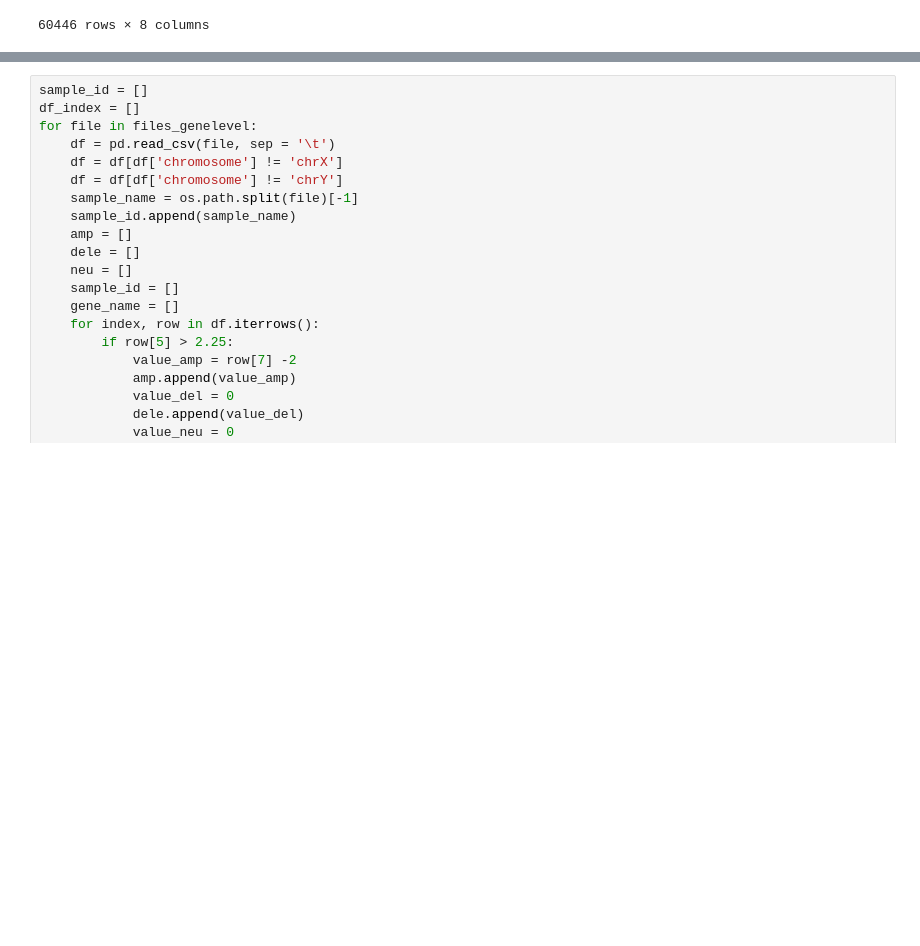
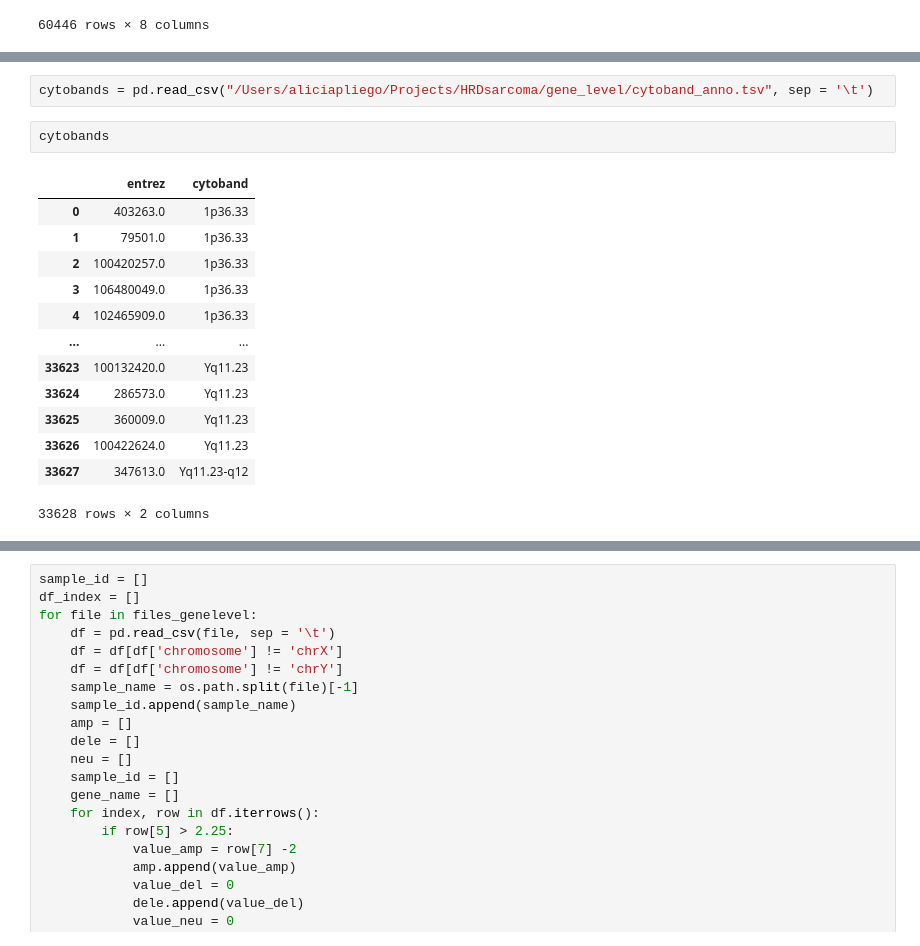
Before and after one commit to aliciapliego/HRDsarcoma, a Jupyter notebook: python_scrips/gene_level_CNV.ipynb, the cells around one changed output, grey strips where cells are left out. Cells and saved outputs as stored; diff of their text form; blank space fills up the shorter version.

```diff
--- a/python_scrips/gene_level_CNV.ipynb
+++ b/python_scrips/gene_level_CNV.ipynb
@@ -117,0 +118,18 @@ df_pre
+# %%
+cytobands = pd.read_csv("/Users/aliciapliego/Projects/HRDsarcoma/gene_level/cytoband_anno.tsv", sep = '\t')
+# %%
+cytobands
+# %% [output]
+|  | entrez | cytoband |
+| 0 | 403263.0 | 1p36.33 |
+| 1 | 79501.0 | 1p36.33 |
+| 2 | 100420257.0 | 1p36.33 |
+| 3 | 106480049.0 | 1p36.33 |
+| 4 | 102465909.0 | 1p36.33 |
+| ... | ... | ... |
+| 33623 | 100132420.0 | Yq11.23 |
+| 33624 | 286573.0 | Yq11.23 |
+| 33625 | 360009.0 | Yq11.23 |
+| 33626 | 100422624.0 | Yq11.23 |
+| 33627 | 347613.0 | Yq11.23-q12 |
+33628 rows × 2 columns
```
Also changed, not shown: parts of 13 cells of this notebook, 24 other files.
